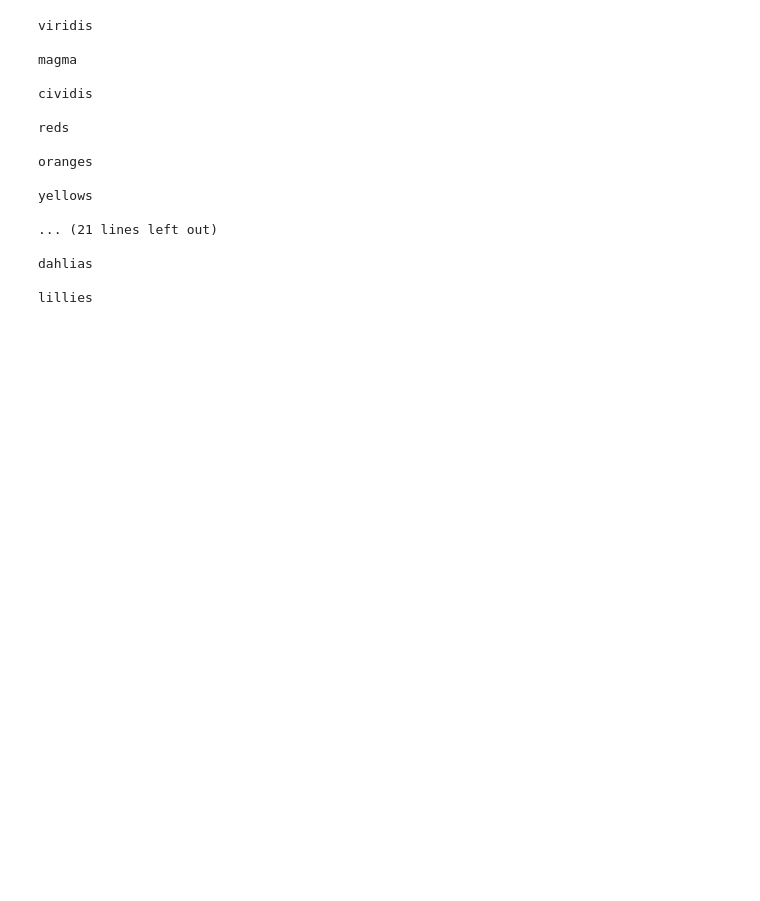
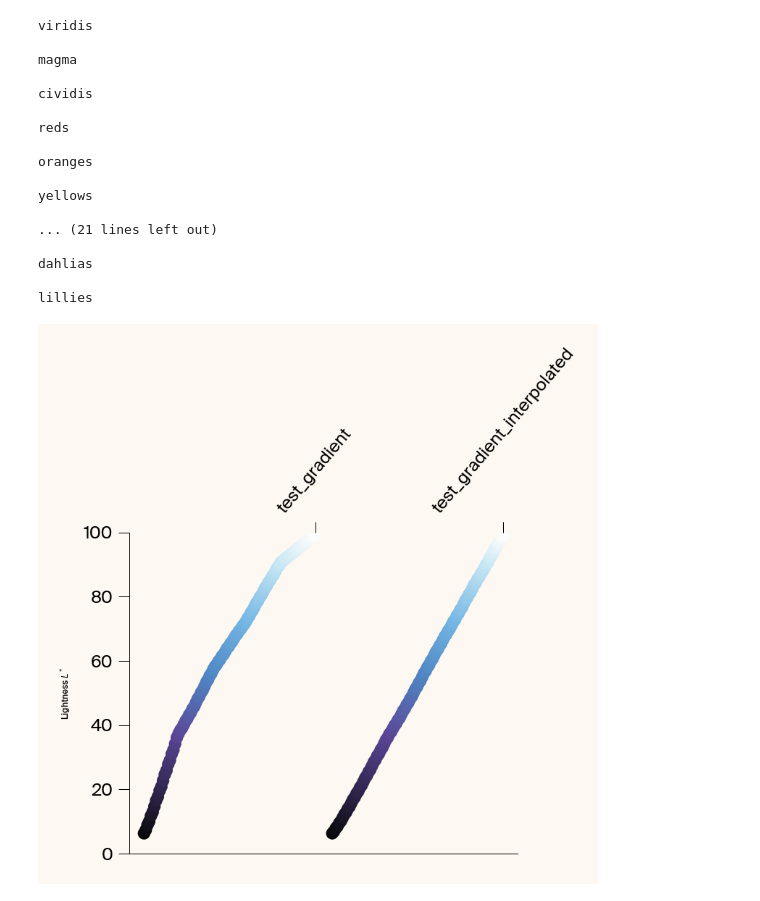
Before and after one commit to Arcadia-Science/arcadia-pycolor, a Jupyter notebook: usage_example.ipynb, the cells around one changed output. Saved outputs shown, nothing was run; the diff lists cells and outputs as text; code cells hidden in the pictures; blank space fills up the shorter version.

```diff
--- a/usage_example.ipynb
+++ b/usage_example.ipynb
@@ -493,3 +493,13 @@ yellows
 dahlias
 
 lillies
+# %%
+grad = apc.Gradient(
+    "test_gradient",
+    [apc.pitch, apc.grape, apc.aegean, apc.vitalblue, apc.bluesky, apc.paper],
+)
+interpolated_grad = grad.interpolate()
+
+apc.plot.plot_gradient_lightness([grad, interpolated_grad], figsize=(10, 10))
+# %% [output]
+[figure, added]
```
Also changed, not shown: 11 other files.
